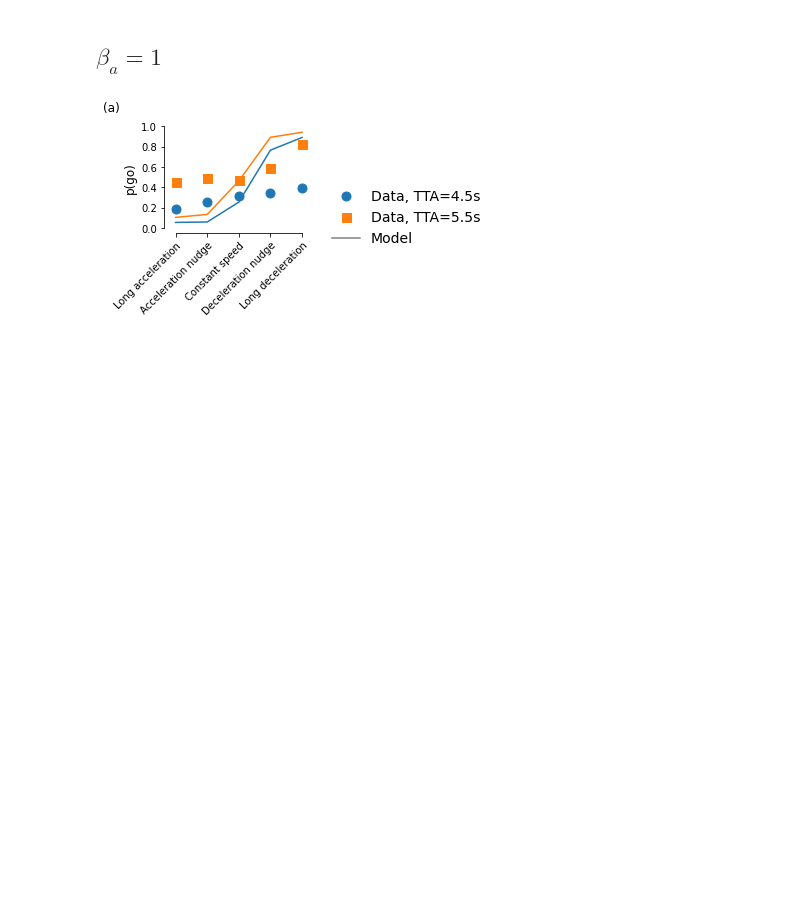
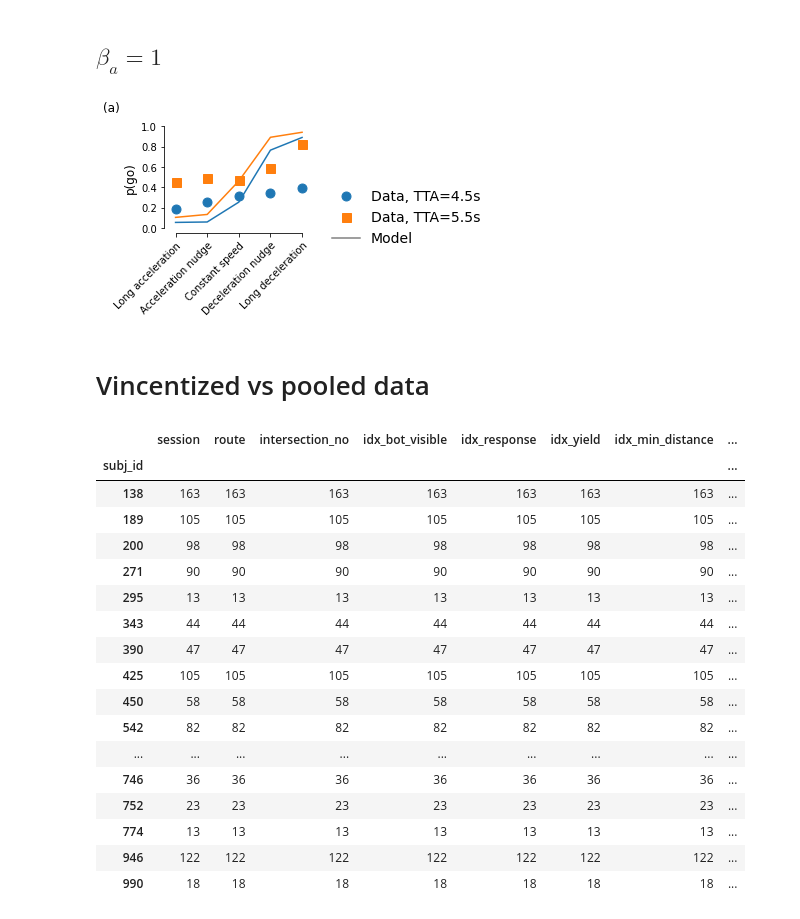
Before and after one commit to tud-hri/nudging-humans-in-traffic, a Jupyter notebook: 04_figures.ipynb, the cells around one changed output. Drawn from its saved outputs; the diff is of its cells as text; code cells hidden in the pictures; blank space fills up the shorter version.

```diff
--- a/04_figures.ipynb
+++ b/04_figures.ipynb
@@ -199,3 +200,27 @@ model_measures_cv["condition"] = pd.Categorical(model_measures_cv["a_values"].ma
 plot_var_by_condition(exp_measures[~np.isnan(exp_measures.RT)], model_measures_cv, var="is_go_decision", model_label=model_label_cv, include_model=True, include_legend=True, subfigure_label="(a)")
 # %% [output]
 [figure]
+# %% [markdown]
+# Vincentized vs pooled data
+# %%
+exp_RTs = exp_measures[(exp_measures.RT < 6)]
+exp_RTs[exp_RTs.is_go_decision].groupby("subj_id").count()
+# %% [output]
+|  | session | route | intersection_no | idx_bot_visible | idx_response | idx_yield | idx_min_distance | ... |
+| subj_id |  |  |  |  |  |  |  | ... |
+| 138 | 163 | 163 | 163 | 163 | 163 | 163 | 163 | ... |
+| 189 | 105 | 105 | 105 | 105 | 105 | 105 | 105 | ... |
+| 200 | 98 | 98 | 98 | 98 | 98 | 98 | 98 | ... |
+| 271 | 90 | 90 | 90 | 90 | 90 | 90 | 90 | ... |
+| 295 | 13 | 13 | 13 | 13 | 13 | 13 | 13 | ... |
+| 343 | 44 | 44 | 44 | 44 | 44 | 44 | 44 | ... |
+| 390 | 47 | 47 | 47 | 47 | 47 | 47 | 47 | ... |
+| 425 | 105 | 105 | 105 | 105 | 105 | 105 | 105 | ... |
+| 450 | 58 | 58 | 58 | 58 | 58 | 58 | 58 | ... |
+| 542 | 82 | 82 | 82 | 82 | 82 | 82 | 82 | ... |
+| ... | ... | ... | ... | ... | ... | ... | ... | ... |
+| 746 | 36 | 36 | 36 | 36 | 36 | 36 | 36 | ... |
+| 752 | 23 | 23 | 23 | 23 | 23 | 23 | 23 | ... |
+| 774 | 13 | 13 | 13 | 13 | 13 | 13 | 13 | ... |
+| 946 | 122 | 122 | 122 | 122 | 122 | 122 | 122 | ... |
+| 990 | 18 | 18 | 18 | 18 | 18 | 18 | 18 | ... |
```
Also changed, not shown: parts of 11 cells of this notebook, 4 other files.
